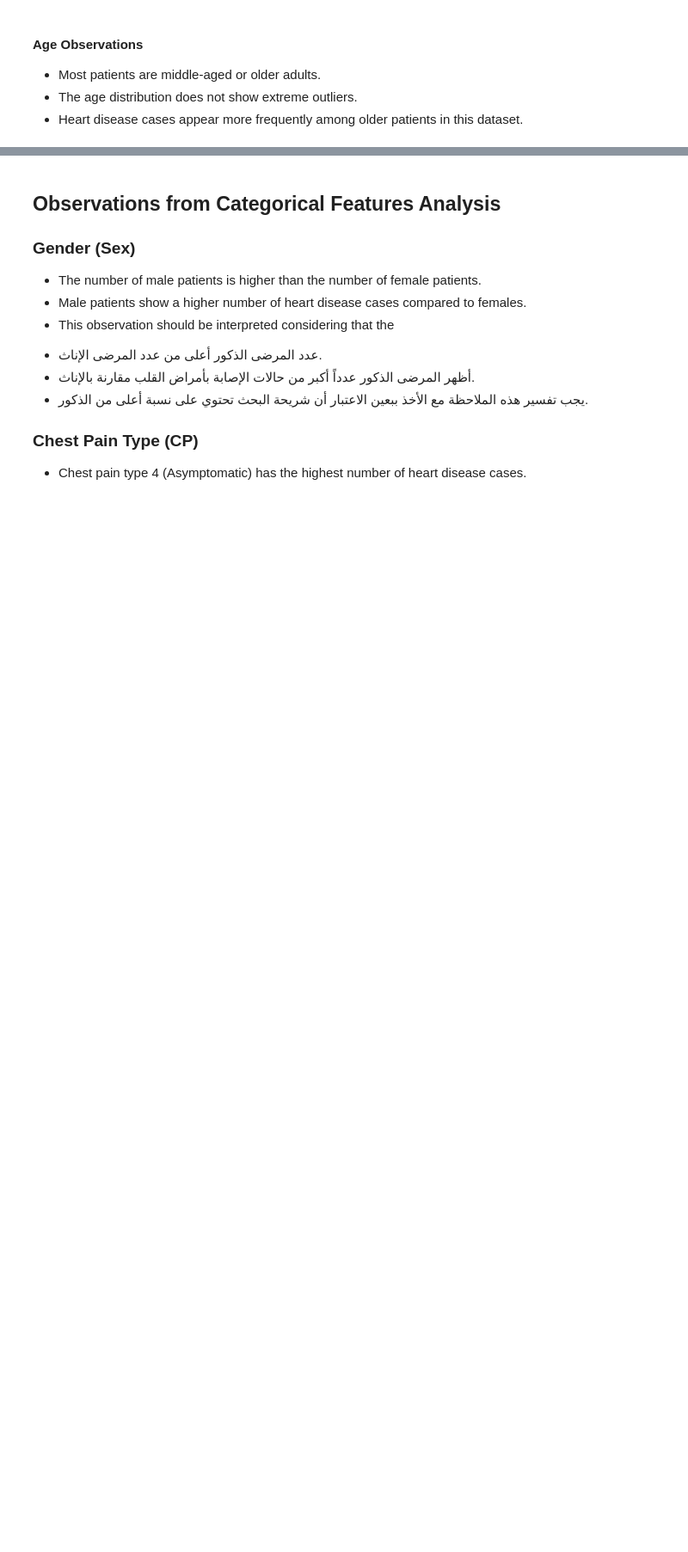
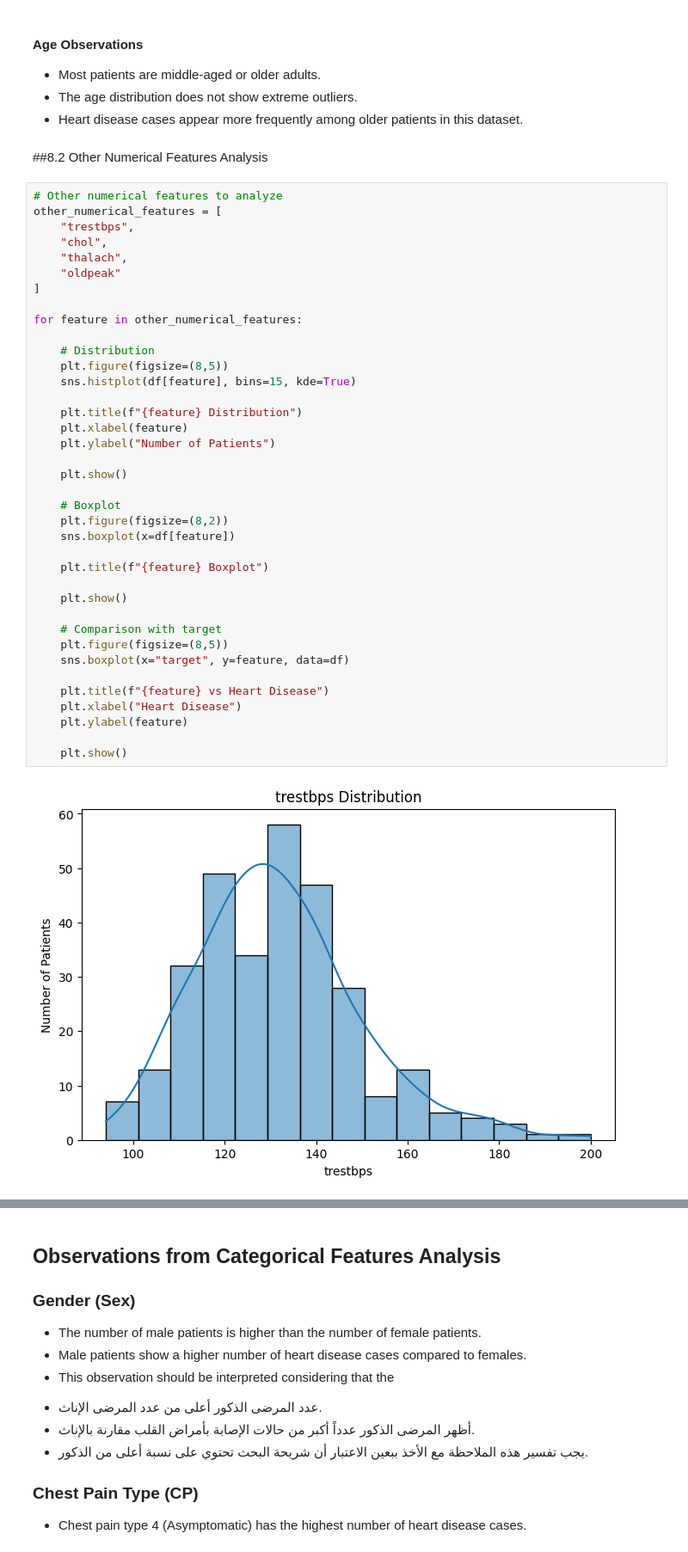
Before and after one commit to bashar730/heart-disease-ai, a Jupyter notebook: notebooks/01_Data_Understanding.ipynb, the cells around one changed output, grey strips where cells are left out. Shown at 86% size. Cells and saved outputs as stored; diff of their text form; blank space fills up the shorter version.

Commit message:
Added distribution plots, boxplots, target comparisons, and statistical observations for trestbps, chol, thalach, and oldpeak.

```diff
--- a/notebooks/01_Data_Understanding.ipynb
+++ b/notebooks/01_Data_Understanding.ipynb
@@ -380,3 +380,45 @@ plt.show()
 - Most patients are middle-aged or older adults.
 - The age distribution does not show extreme outliers.
 - Heart disease cases appear more frequently among older patients in this dataset.
+# %% [markdown]
+##8.2 Other Numerical Features Analysis
+# %%
+# Other numerical features to analyze
+other_numerical_features = [
+    "trestbps",
+    "chol",
+    "thalach",
+    "oldpeak"
+]
+
+for feature in other_numerical_features:
+
+    # Distribution
+    plt.figure(figsize=(8,5))
+    sns.histplot(df[feature], bins=15, kde=True)
+
+    plt.title(f"{feature} Distribution")
+    plt.xlabel(feature)
+    plt.ylabel("Number of Patients")
+
+    plt.show()
+
+    # Boxplot
+    plt.figure(figsize=(8,2))
+    sns.boxplot(x=df[feature])
+
+    plt.title(f"{feature} Boxplot")
+
+    plt.show()
+
+    # Comparison with target
+    plt.figure(figsize=(8,5))
+    sns.boxplot(x="target", y=feature, data=df)
+
+    plt.title(f"{feature} vs Heart Disease")
+    plt.xlabel("Heart Disease")
+    plt.ylabel(feature)
+
+    plt.show()
+# %% [output]
+[figure, added]
```
Also changed, not shown: parts of 7 cells of this notebook.
